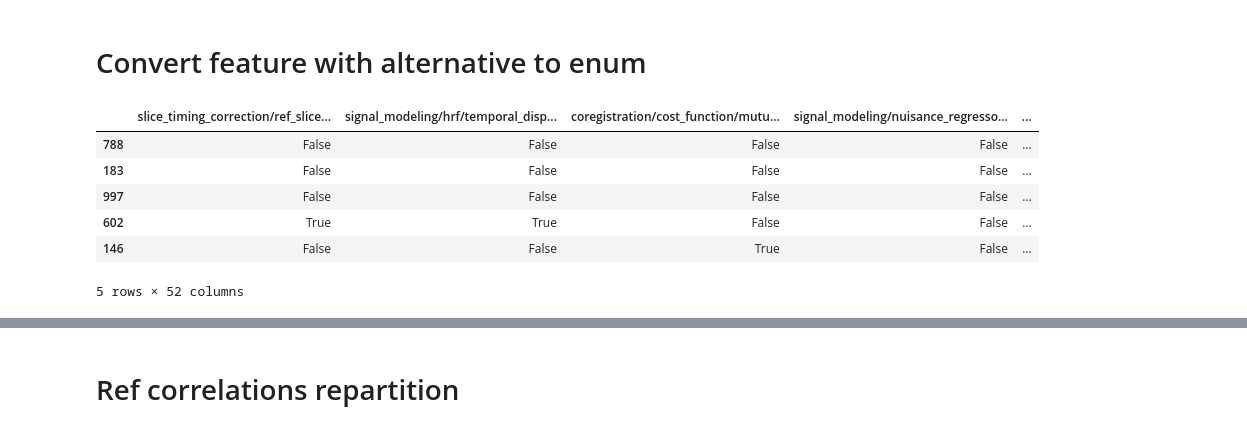
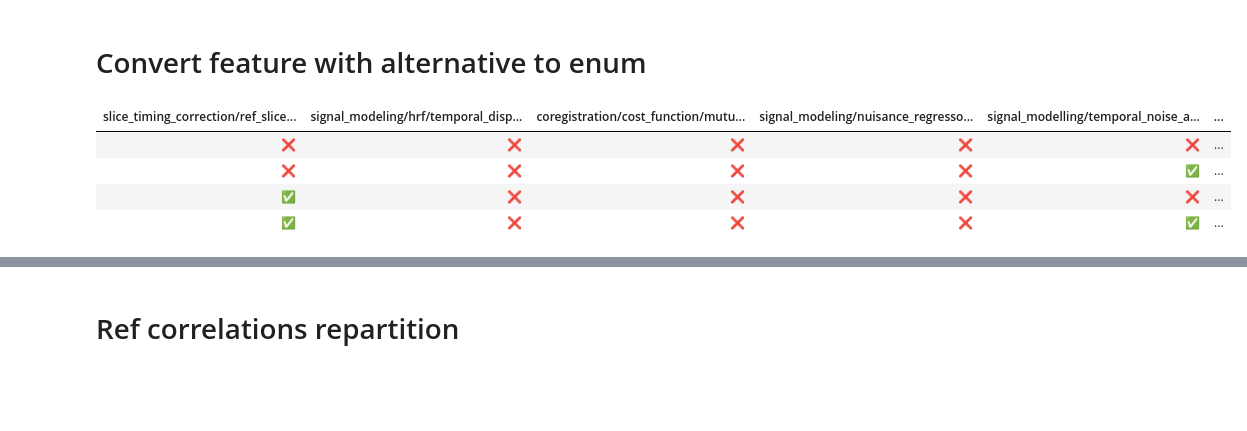
Before and after one commit to Inria-Empenn/fmri_feature_model, a Jupyter notebook: analysis/auditory/auditory_analysis.ipynb, the cells around one changed output, grey strips where cells are left out. Saved outputs shown, nothing was run; the diff lists cells and outputs as text; code cells hidden in the pictures; blank space fills up the shorter version.

```diff
--- a/analysis/auditory/auditory_analysis.ipynb
+++ b/analysis/auditory/auditory_analysis.ipynb
@@ -268,38 +270,49 @@ def normalize_dataset(ds: pd.DataFrame):
         }
 
     for col in num_alternatives:
         ds[col] = ds[col].astype(int)
     for col in bias_regs:
         ds[f"spatial_normalization/bias_regularisation/{col}"] = ds[f"spatial_normalization/bias_regularisation/{col}"].astype(float)
 
     for index, row in ds.iterrows():
         for feature, values in num_alternatives.items():
             if row[feature] is False:
                 ds.at[index, feature] = 0
                 continue
             for val in values:
                 alt = f"{feature}/{val}"
                 if row[alt] is True:
                     ds.at[index, feature] = val
         for label, value in bias_regs.items():
             if row[f"spatial_normalization/bias_regularisation/{label}"] is True:
                 ds.at[index, "spatial_normalization/bias_regularisation"] = value
 
     for key in num_alternatives:
         for val in num_alternatives[key]:
             ds = ds.drop(f"{key}/{val}",  axis=1)
     ds = ds.convert_dtypes()
     boolean_columns = ds.select_dtypes(include='bool').columns
     columns_to_drop = [col for col in boolean_columns if ds[col].all()]
     ds = ds.drop(columns=columns_to_drop)
     return ds
 dataset = normalize_dataset(dataset)
-dataset.head()
+# Function to replace boolean values with checkboxes
+def style_with_checkboxes(val):
+    return '✅' if val else '❌'
+
+# Apply the function to all boolean columns
+boolean_columns = dataset.select_dtypes(include='bool').columns
+dataset[boolean_columns] = dataset[boolean_columns].applymap(style_with_checkboxes)
+
+# Select 4 random rows
+sampled_df = dataset.sample(n=4, random_state=1)
+
+# Convert DataFrame to HTML and display
+html = sampled_df.to_html(index=False, escape=False)
+display(HTML(html))
 # %% [output]
-|  | slice_timing_correction/ref_slice... | signal_modeling/hrf/temporal_disp... | coregistration/cost_function/mutu... | signal_modeling/nuisance_regresso... | ... |
-| 788 | False | False | False | False | ... |
-| 183 | False | False | False | False | ... |
-| 997 | False | False | False | False | ... |
-| 602 | True | True | False | False | ... |
-| 146 | False | False | True | False | ... |
+| slice_timing_correction/ref_slice... | signal_modeling/hrf/temporal_disp... | coregistration/cost_function/mutu... | signal_modeling/nuisance_regresso... | signal_modelling/temporal_noise_a... | ... |
+| ❌ | ❌ | ❌ | ❌ | ❌ | ... |
+| ❌ | ❌ | ❌ | ❌ | ✅ | ... |
+| ✅ | ❌ | ❌ | ❌ | ❌ | ... |
+| ✅ | ❌ | ❌ | ❌ | ✅ | ... |
-5 rows × 52 columns
```
Also changed, not shown: parts of 10 cells of this notebook.
